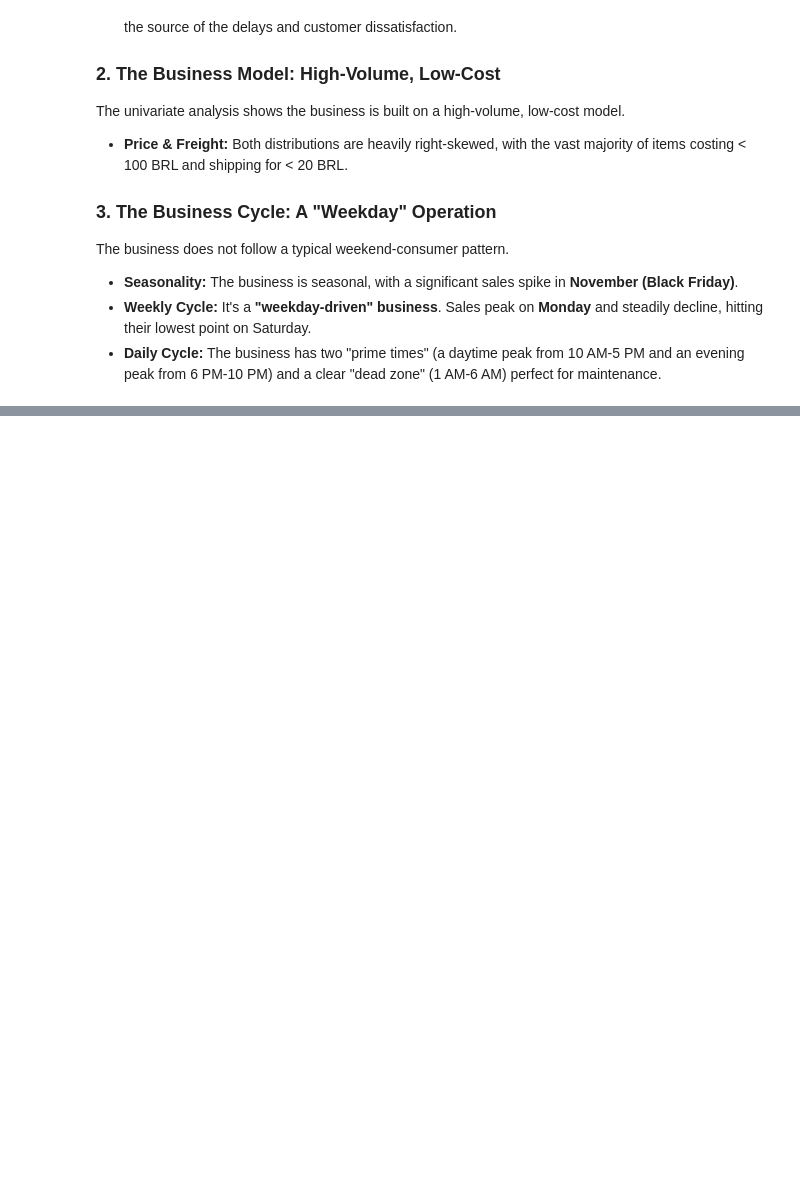
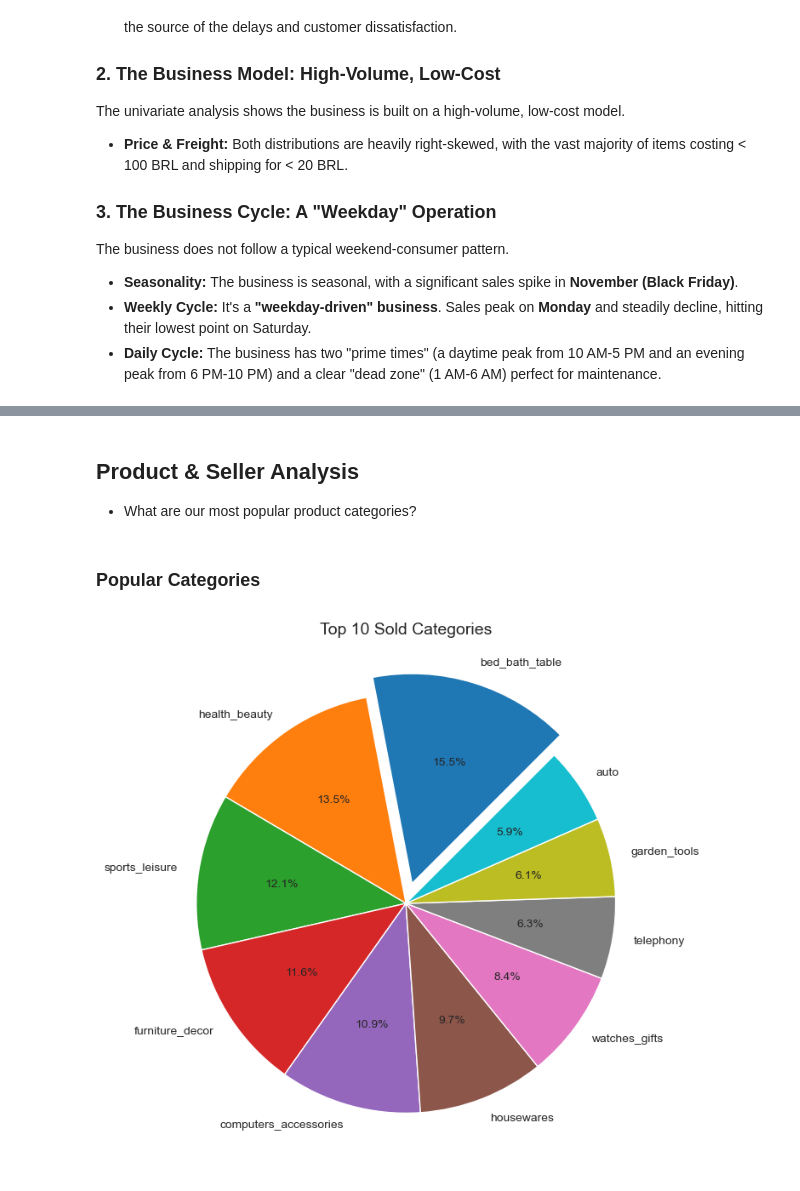
Before and after one commit to zeeshan-akram-ds/Olist-ECommerce-Analysis, a Jupyter notebook: notebooks/02-analysis.ipynb, the cells around one changed output, grey strips where cells are left out. Cells and saved outputs as stored; diff of their text form; code cells hidden in the pictures; blank space fills up the shorter version.

```diff
--- a/notebooks/02-analysis.ipynb
+++ b/notebooks/02-analysis.ipynb
@@ -556,0 +593,17 @@ The business does not follow a typical weekend-consumer pattern.
+# %% [markdown]
+## Product & Seller Analysis
+- What are our most popular product categories?
+# %% [markdown]
+### Popular Categories
+# %%
+## calculate top 10 categories
+top_categories = df.groupby('product_category')['order_id'].count().nlargest(10)
+
+# colors list for pie chart
+colors_list = sns.set_palette('tab10')
+plt.figure(figsize=(8,8))
+plt.pie(top_categories.values, labels=top_categories.index, autopct="%.1f%%", colors=colors_list, startangle=45, explode=[0.1,0,0,0,0,0,0,0,0,0])
+plt.title("Top 10 Sold Categories", fontsize=14)
+plt.show()
+# %% [output]
+[figure, added]
```
Also changed, not shown: parts of 5 cells of this notebook.
